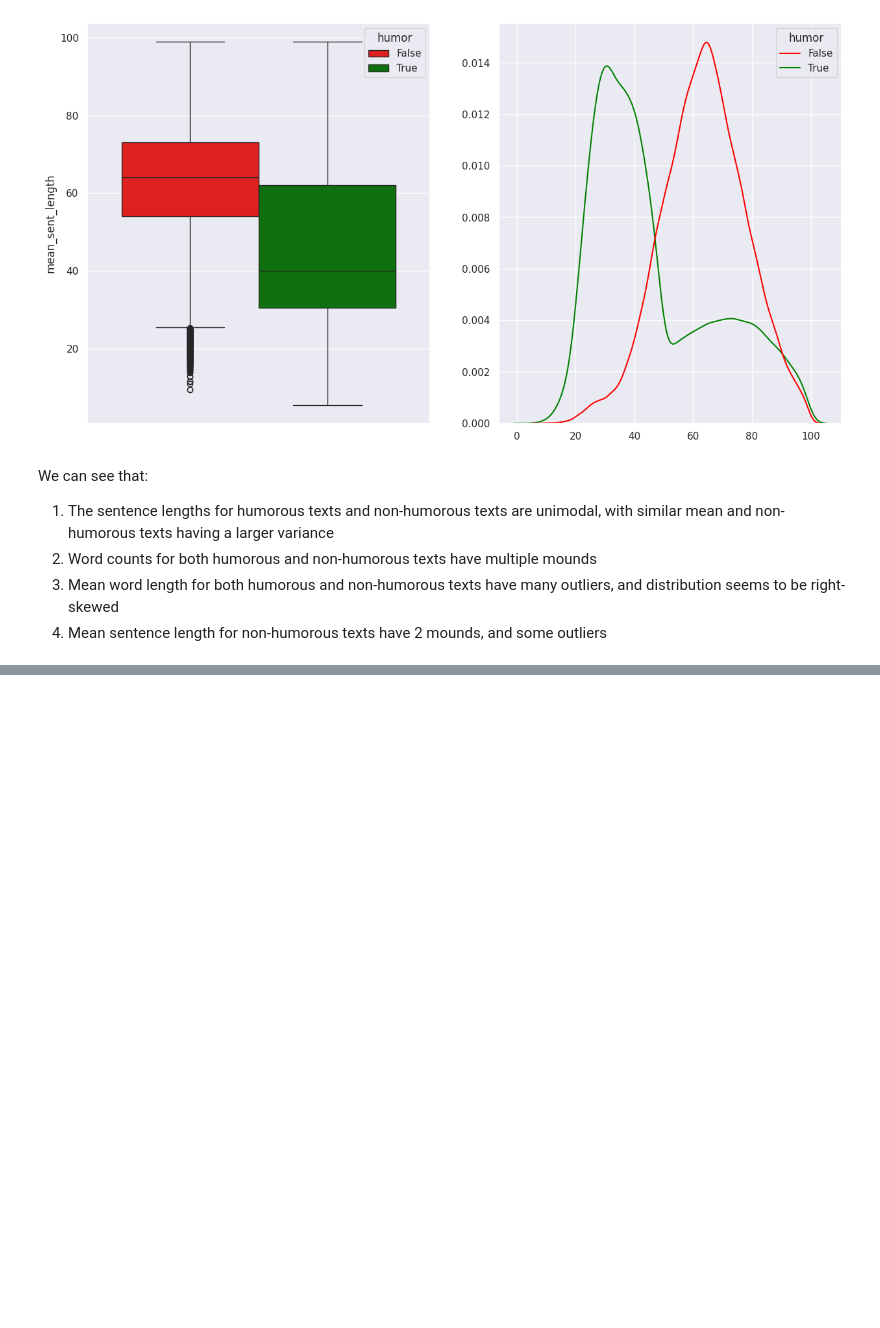
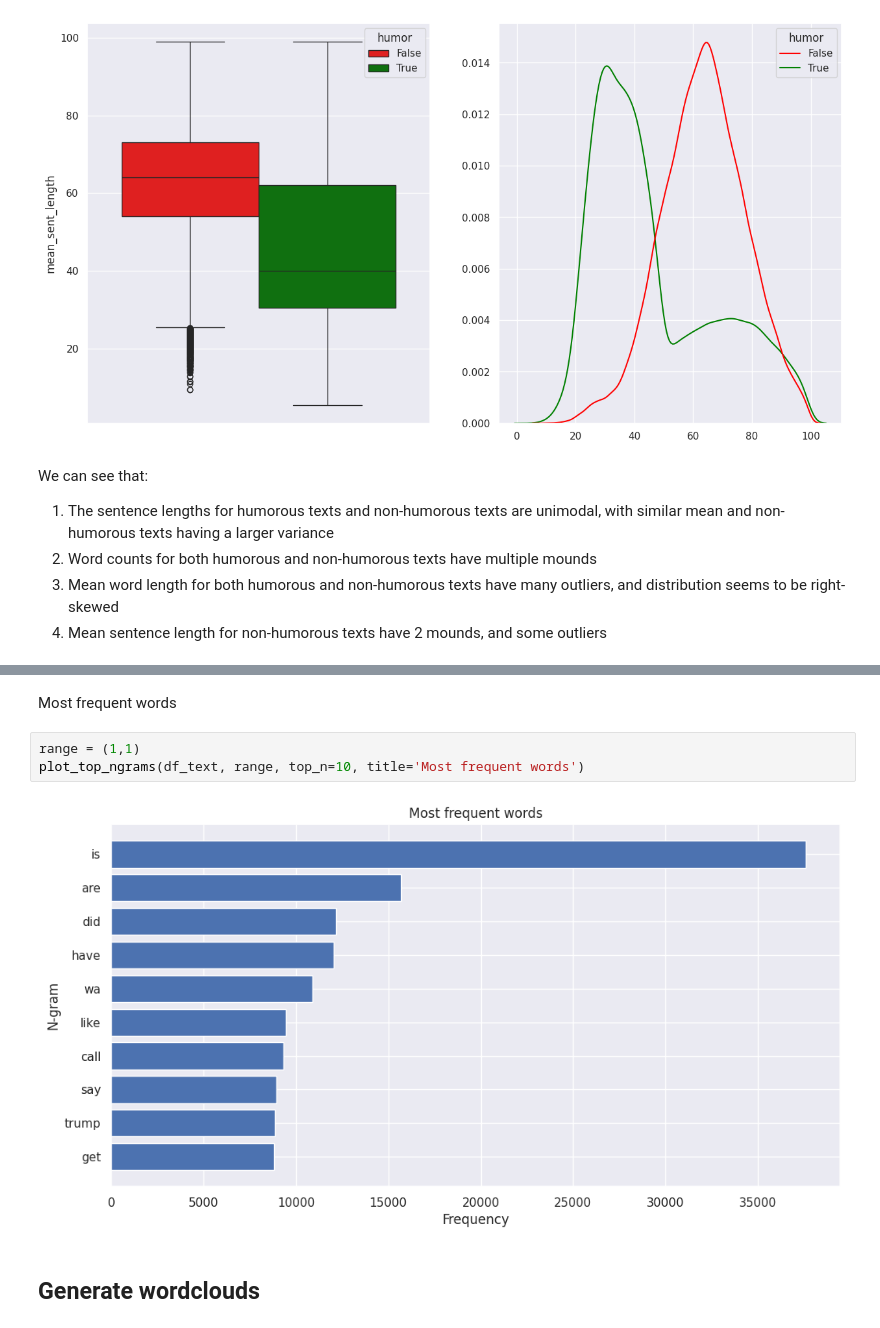
Before and after one commit to yjiahao/Humor-Detection, a Jupyter notebook: EDA.ipynb, the cells around one changed output, grey strips where cells are left out. Saved outputs shown, nothing was run; the diff lists cells and outputs as text; blank space fills up the shorter version.

```diff
--- a/EDA.ipynb
+++ b/EDA.ipynb
@@ -215,0 +375,9 @@ Removal of punctuation marks
+# %% [markdown]
+Most frequent words
+# %%
+range = (1,1)
+plot_top_ngrams(df_text, range, top_n=10, title='Most frequent words')
+# %% [output]
+[figure, added]
+# %% [markdown]
+## Generate wordclouds
```
Also changed, not shown: parts of 29 cells of this notebook.
